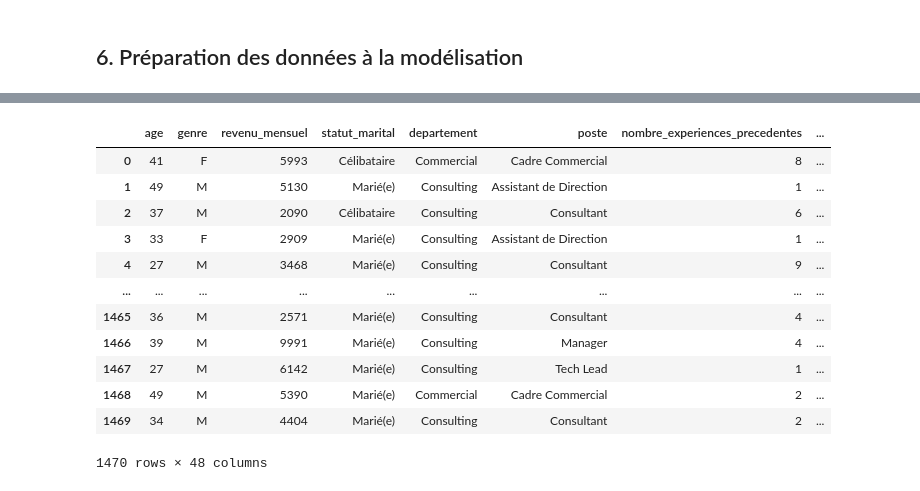
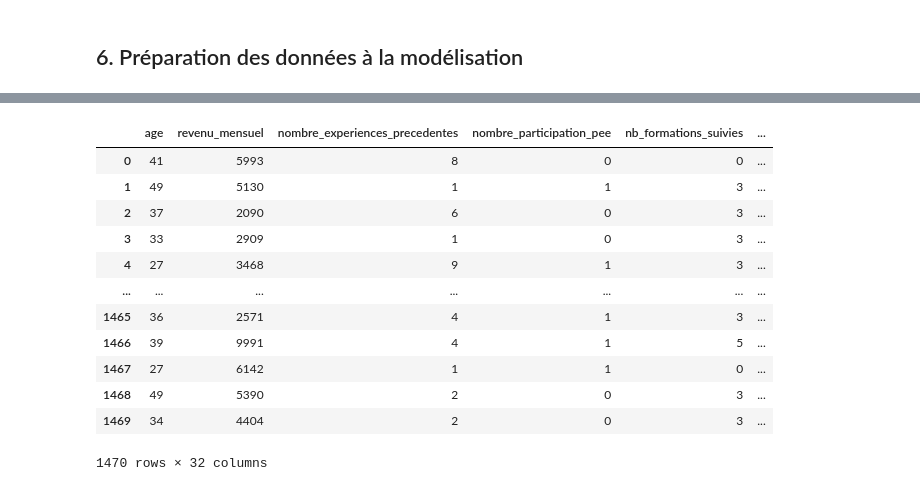
Before and after one commit to alxvnt/Projet4_AI, a Jupyter notebook: notebooks/Analyse_exploratoire.ipynb, the cells around one changed output, grey strips where cells are left out. Cells and saved outputs as stored; diff of their text form; code cells hidden in the pictures.

```diff
--- a/notebooks/Analyse_exploratoire.ipynb
+++ b/notebooks/Analyse_exploratoire.ipynb
@@ -165,0 +177,4 @@ Afin de rendre la colonne augementation_salaire_precedente exploitable, on va la
+# %%
+df = df.rename(columns={'augementation_salaire_precedente': 'augmentation_salaire_precedente',
+                        'annes_sous_responsable_actuel': 'annees_sous_responsable_actuel',
+                        })
@@ -166,8 +183,5 @@ Afin de rendre la colonne augementation_salaire_precedente exploitable, on va la
 # %%
-# On corrige la faute dans le libellé de la colonne
-df = df.rename(columns={'augementation_salaire_precedente': 'augmentation_salaire_precedente'})
-
-df["augmentation_salaire_precedente"] = df["augmentation_salaire_precedente"].apply(lambda x: int(x.replace(' %', '')))
+df["augmentation_salaire_precedente"] = df["augmentation_salaire_precedente"].apply(lambda x: float(x.replace(' %', '')) / 100)
 # %%
 df.describe(include='all')
 # %% [output]
@@ -266,0 +308,9 @@ plt.show()
+# %%
+feature_correles = ["niveau_hierarchique_poste", "annee_experience_totale", "annees_dans_l_entreprise" ,"annees_sous_responsable_actuel", "annees_dans_le_poste_actuel"]
+df.columns
+df = df.drop(columns=feature_correles)
+
+corr_matrix = df.corr(numeric_only=True)
+plt.figure(figsize=(10, 8))
+sns.heatmap(corr_matrix, annot=True, cmap='coolwarm', fmt=".2f", linewidths=0.5).set_title("Heatmap des corrélations")
+plt.show()
@@ -282,3 +367,5 @@ display(ct_genre)
+# %%
+df = df.drop(["departement"], axis=1)
 # %% [markdown]
 ## 5. Feature Engineering
 # %% [markdown]
@@ -323,13 +394,6 @@ genre_onehot = pd.DataFrame(
 )
 df = pd.concat([df, genre_onehot], axis=1)
 
-# One hot Encoding departement
-label_departement = (encoder.fit_transform(df[["departement"]]))
-departement_onehot = pd.DataFrame(
-    data=label_departement,
-    columns=encoder.get_feature_names_out()
-)
-df = pd.concat([df, departement_onehot], axis=1)
 
 # One hot Encoding  a_quitte_l_entreprise
 label_a_quitte_l_entreprise = (encoder.fit_transform(df[["a_quitte_l_entreprise"]]))
@@ -340,44 +404,44 @@ a_quitte_l_entreprise_onehot = pd.DataFrame(
 df = pd.concat([df, a_quitte_l_entreprise_onehot], axis=1)
 
 # One hot Encoding poste
 label_poste = (encoder.fit_transform(df[["poste"]]))
 poste_onehot = pd.DataFrame(
     data=label_poste,
     columns=encoder.get_feature_names_out()
 )
 df = pd.concat([df, poste_onehot], axis=1)
 
 # One hot Encoding domaine_etude
 label_domaine_etude = (encoder.fit_transform(df[["domaine_etude"]]))
 domaine_etude_onehot = pd.DataFrame(
     data=label_domaine_etude,
     columns=encoder.get_feature_names_out()
 )
 df = pd.concat([df, domaine_etude_onehot], axis=1)
 
 # One hot Encoding frequence_deplacement
 label_heure_supplementaires = (encoder.fit_transform(df[["heure_supplementaires"]]))
 heure_supplementaires_onehot = pd.DataFrame(
     data=label_heure_supplementaires,
     columns=encoder.get_feature_names_out()
 )
 df = pd.concat([df, heure_supplementaires_onehot], axis=1)
 
 
 # On supprime ensuite les colonnes qui viennent d'être encodées
-df = df.drop(["statut_marital", "genre", "departement", "a_quitte_l_entreprise", "poste", "domaine_etude", "frequence_deplacement", "heure_supplementaires"], axis=1)
+df = df.drop(["statut_marital", "genre", "a_quitte_l_entreprise", "poste", "domaine_etude", "frequence_deplacement", "heure_supplementaires"], axis=1)
 display(df)
 # %% [output]
-|  | age | genre | revenu_mensuel | statut_marital | departement | poste | nombre_experiences_precedentes | ... |
-| 0 | 41 | F | 5993 | Célibataire | Commercial | Cadre Commercial | 8 | ... |
-| 1 | 49 | M | 5130 | Marié(e) | Consulting | Assistant de Direction | 1 | ... |
-| 2 | 37 | M | 2090 | Célibataire | Consulting | Consultant | 6 | ... |
-| 3 | 33 | F | 2909 | Marié(e) | Consulting | Assistant de Direction | 1 | ... |
-| 4 | 27 | M | 3468 | Marié(e) | Consulting | Consultant | 9 | ... |
-| ... | ... | ... | ... | ... | ... | ... | ... | ... |
-| 1465 | 36 | M | 2571 | Marié(e) | Consulting | Consultant | 4 | ... |
-| 1466 | 39 | M | 9991 | Marié(e) | Consulting | Manager | 4 | ... |
-| 1467 | 27 | M | 6142 | Marié(e) | Consulting | Tech Lead | 1 | ... |
-| 1468 | 49 | M | 5390 | Marié(e) | Commercial | Cadre Commercial | 2 | ... |
-| 1469 | 34 | M | 4404 | Marié(e) | Consulting | Consultant | 2 | ... |
+|  | age | revenu_mensuel | nombre_experiences_precedentes | nombre_participation_pee | nb_formations_suivies | ... |
+| 0 | 41 | 5993 | 8 | 0 | 0 | ... |
+| 1 | 49 | 5130 | 1 | 1 | 3 | ... |
+| 2 | 37 | 2090 | 6 | 0 | 3 | ... |
+| 3 | 33 | 2909 | 1 | 0 | 3 | ... |
+| 4 | 27 | 3468 | 9 | 1 | 3 | ... |
+| ... | ... | ... | ... | ... | ... | ... |
+| 1465 | 36 | 2571 | 4 | 1 | 3 | ... |
+| 1466 | 39 | 9991 | 4 | 1 | 5 | ... |
+| 1467 | 27 | 6142 | 1 | 1 | 0 | ... |
+| 1468 | 49 | 5390 | 2 | 0 | 3 | ... |
+| 1469 | 34 | 4404 | 2 | 0 | 3 | ... |
-1470 rows × 48 columns
+1470 rows × 32 columns
```
Also changed, not shown: parts of 16 cells of this notebook, 2 other files.
